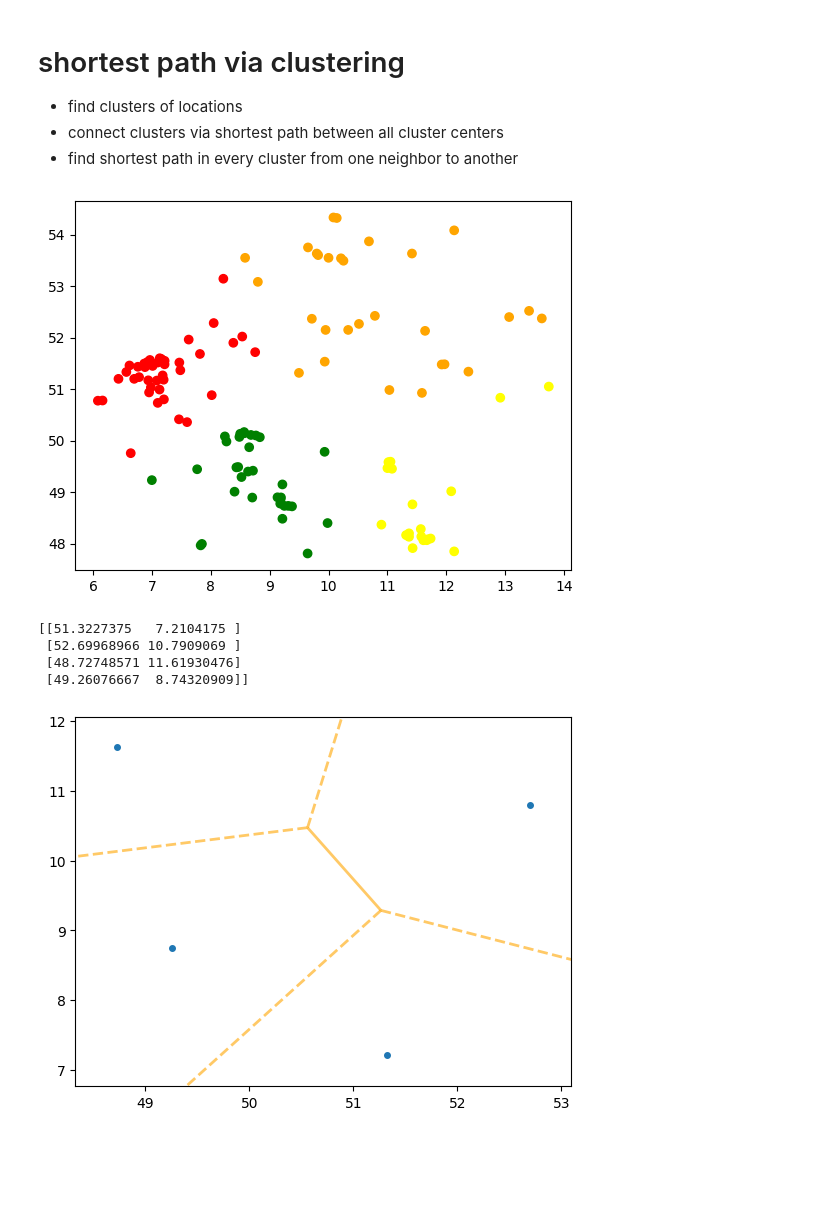
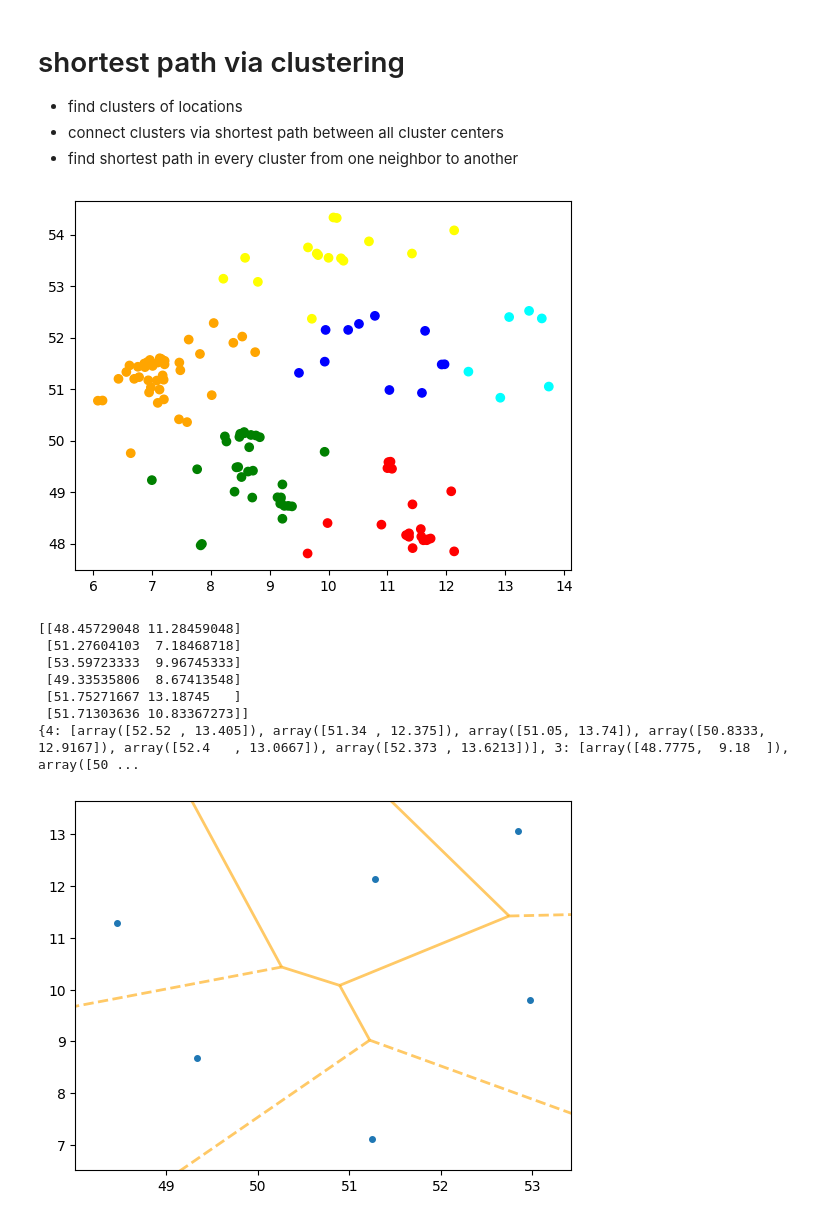
Before and after one commit to JaegerJens/shortest-path, a Jupyter notebook: shortestpath.ipynb, the cells around one changed output. Drawn from its saved outputs; the diff is of its cells as text; code cells hidden in the pictures; blank space fills up the shorter version.

Commit message:
separate locations by cluster label

```diff
--- a/shortestpath.ipynb
+++ b/shortestpath.ipynb
@@ -122,32 +122,41 @@ plt.show()
 # %%
 from sklearn.cluster import KMeans
 
 def plotClusters(clusters):
     lat, lng = zip(*locations)
     colors = ["#FF0000", "#FFA500", "#FFFF00", "#008000",
         "#00FFFF", "#0000FF", "#800080", "#FFC0CB",
         "#FF69B4", "#FF1493", "#00FF00", "#7CFC00",
         "#00CED1", "#000080", "#8B008B", "#FF00FF"]
     clusterColors = [colors[index] for index in clusters]
 
     plt.scatter(lng, lat, c=clusterColors)
     plt.show()
 
+def separateClusters(locations, labels):
+    locWithLabels = np.hstack((locations, labels[:, np.newaxis]))
+    return {label: [city[[0, 1]] for city in locWithLabels if city[2] == label] for label in labels}
 
 def clusterCities(numClusters):
     kmeans = KMeans(n_clusters = numClusters, n_init="auto")
     kmeans.fit(locations)
     plotClusters(kmeans.labels_)
-    return kmeans.cluster_centers_
 
-clusterCenters = clusterCities(4)
+    clusteredLocations = separateClusters(locations, kmeans.labels_)
+    return (kmeans.cluster_centers_, clusteredLocations)
+
+clusterCenters, clusteredLocations = clusterCities(6)
 print(clusterCenters)
+print(clusteredLocations)
 # %% [output]
-[figure, old version]
+[figure, new version]
-[[51.3227375   7.2104175 ]
- [52.69968966 10.7909069 ]
- [48.72748571 11.61930476]
- [49.26076667  8.74320909]]
+[[48.45729048 11.28459048]
+ [51.27604103  7.18468718]
+ [53.59723333  9.96745333]
+ [49.33535806  8.67413548]
+ [51.75271667 13.18745   ]
+ [51.71303636 10.83367273]]
+{4: [array([52.52 , 13.405]), array([51.34 , 12.375]), array([51.05, 13.74]), array([50.8333, 12.9167]), array([52.4   , 13.0667]), array([52.373 , 13.6213])], 3: [array([48.7775,  9.18  ]), array([50 ...
 # %%
 from scipy.spatial import Voronoi, voronoi_plot_2d
 
@@ -157,7 +166,7 @@ fig = voronoi_plot_2d(vor, show_vertices=False, line_colors='orange',
                       line_width=2, line_alpha=0.6, point_size=8)
 plt.show()
 # %% [output]
-[figure, old version]
+[figure, new version]
 # %%
 from functools import reduce
 from shapely.geometry import Polygon
```
Also changed, not shown: parts of 1 cell of this notebook.
